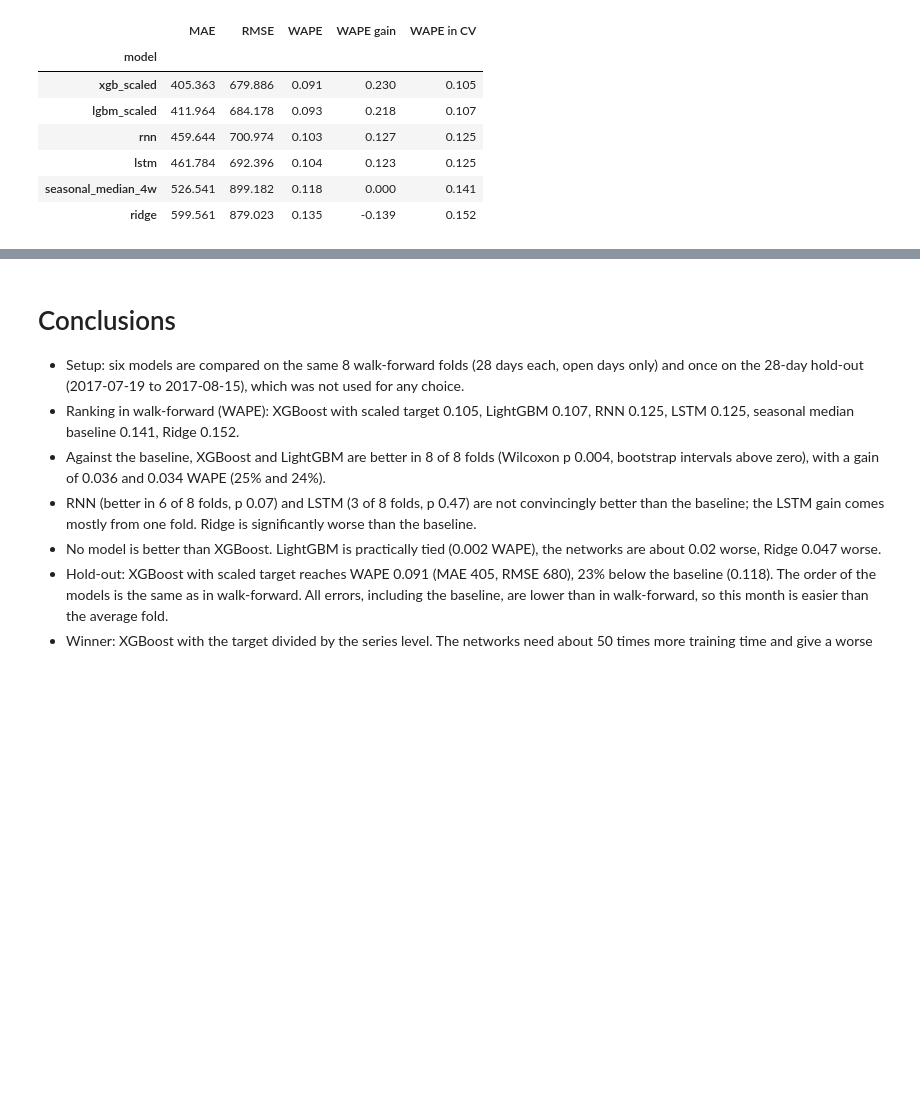
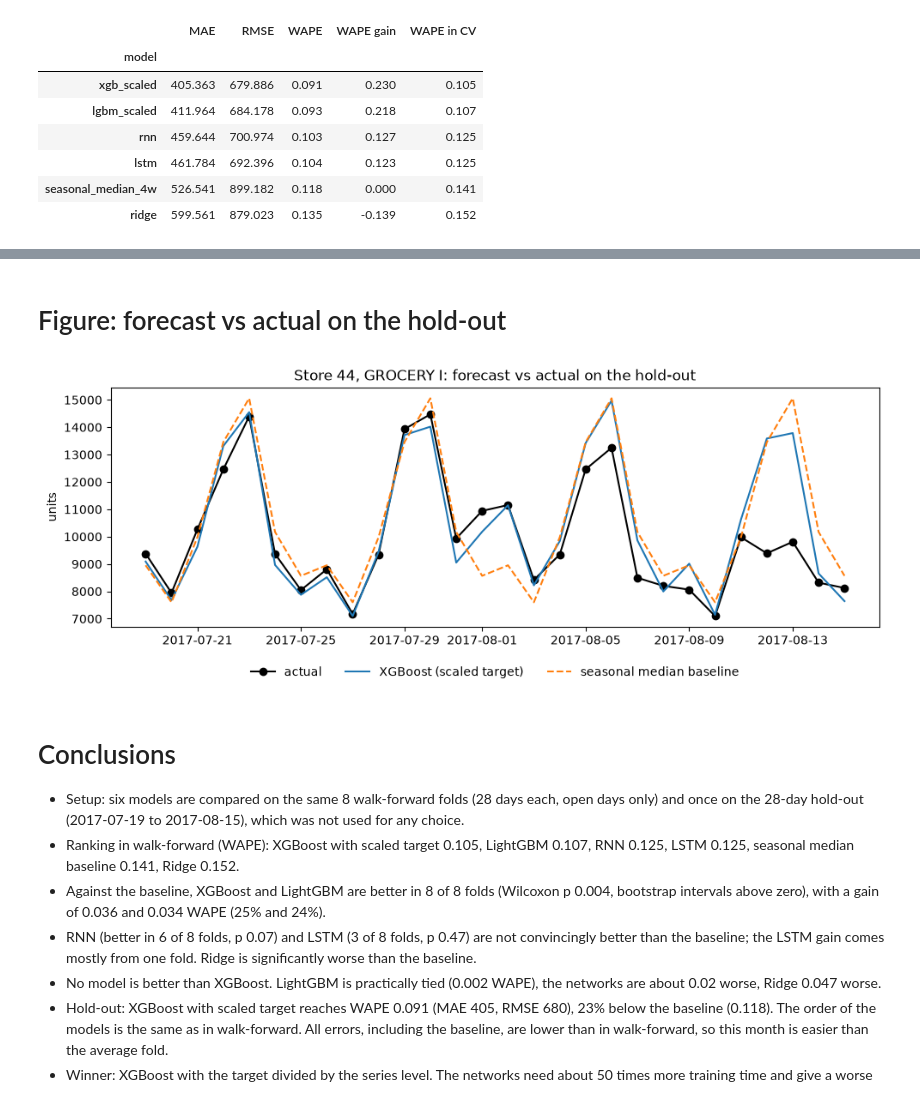
Before and after one commit to LV-Engineer/Demand-Forecasting, a Jupyter notebook: notebooks/08_evaluation.ipynb, the cells around one changed output, grey strips where cells are left out. Saved outputs shown, nothing was run; the diff lists cells and outputs as text; code cells hidden in the pictures; blank space fills up the shorter version.

```diff
--- a/notebooks/08_evaluation.ipynb
+++ b/notebooks/08_evaluation.ipynb
@@ -117,3 +139,22 @@ holdout_summary.round(3)
+# %% [markdown]
+# Figure: forecast vs actual on the hold-out
+# %%
+hold_series = hold[(hold.store_nbr == 44) & (hold.family == "GROCERY I")]
+forecasts = hold_series.pivot(index="date", columns="model", values="pred")
+actual = hold_series[hold_series.model == "xgb_scaled"].set_index("date").sales
+
+fig, ax = plt.subplots(figsize=(10, 4))
+ax.plot(actual, color="black", marker="o", label="actual")
+ax.plot(forecasts["xgb_scaled"], label="XGBoost (scaled target)")
+ax.plot(forecasts["seasonal_median_4w"], linestyle="--", label="seasonal median baseline")
+ax.set_title("Store 44, GROCERY I: forecast vs actual on the hold-out")
+ax.set_ylabel("units")
+ax.legend(loc="upper center", bbox_to_anchor=(0.5, -0.12), ncol=3, frameon=False)
+plt.tight_layout()
+plt.savefig(FIGURES / "holdout_forecast.png", dpi=150)
+plt.show()
+# %% [output]
+[figure, added]
 # %% [markdown]
 # Conclusions
 
```
Also changed, not shown: parts of 4 cells of this notebook, 6 other files.
